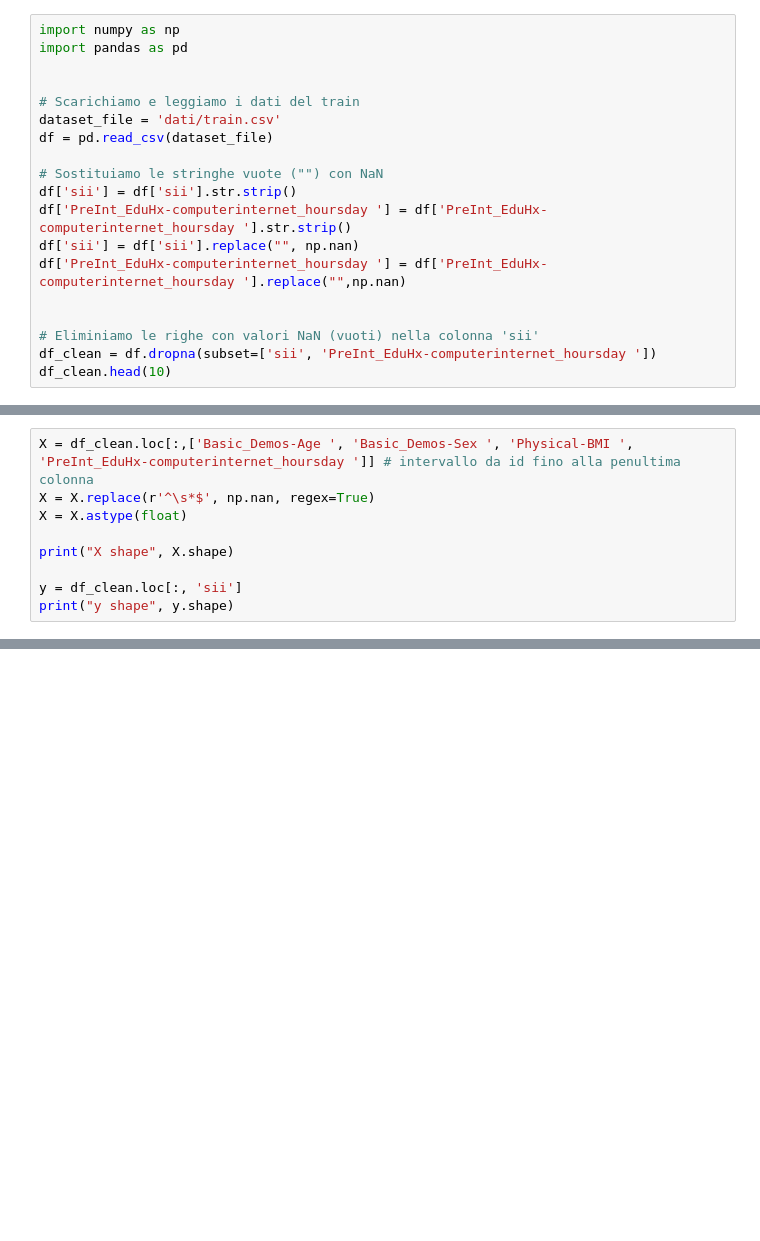
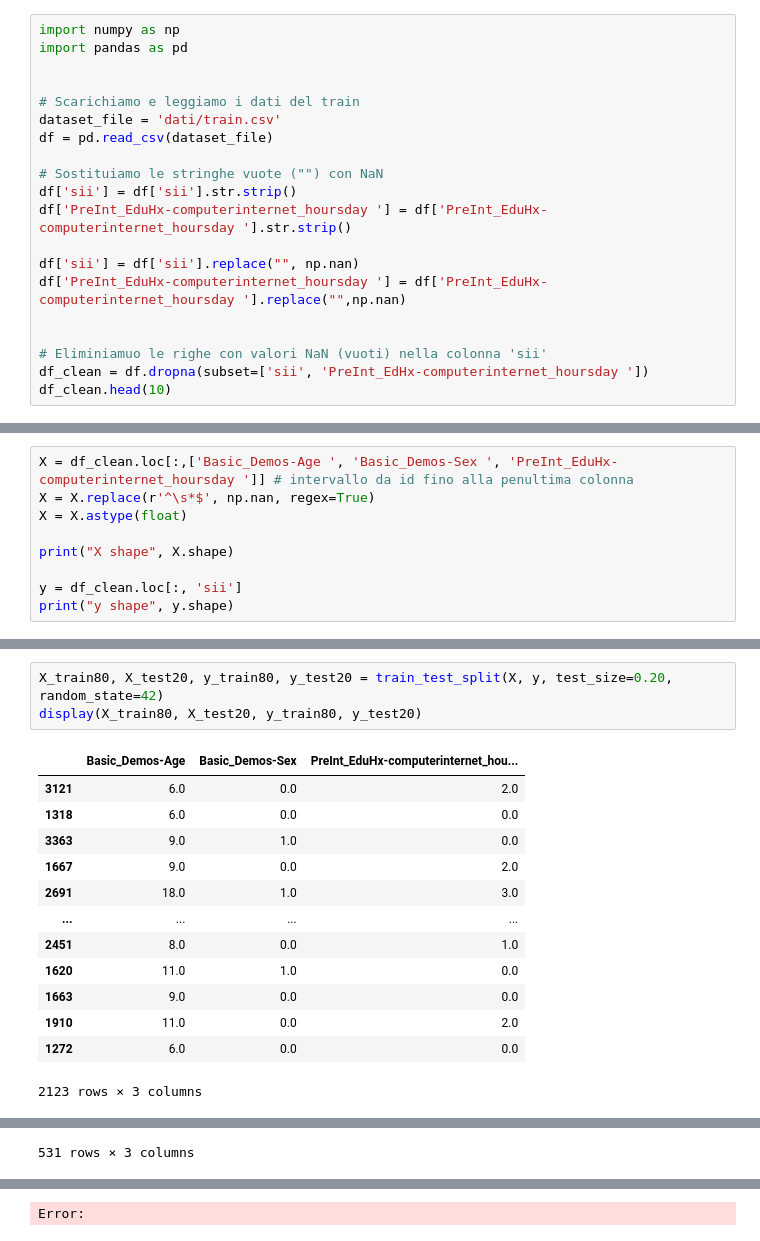
Before and after one commit to Gabri03ele/Child_Mind_Institute, a Jupyter notebook: main.ipynb, the cells around one changed output, grey strips where cells are left out. Saved outputs shown, nothing was run; the diff lists cells and outputs as text; blank space fills up the shorter version.

Commit message:
Fatto split Co-authored-by: Nicolò Scantamburlo <nicolosb67@gmail.com>

```diff
--- a/main.ipynb
+++ b/main.ipynb
@@ -10,11 +10,12 @@ df = pd.read_csv(dataset_file)
 # Sostituiamo le stringhe vuote ("") con NaN
 df['sii'] = df['sii'].str.strip()
 df['PreInt_EduHx-computerinternet_hoursday '] = df['PreInt_EduHx-computerinternet_hoursday '].str.strip()
+
 df['sii'] = df['sii'].replace("", np.nan)
 df['PreInt_EduHx-computerinternet_hoursday '] = df['PreInt_EduHx-computerinternet_hoursday '].replace("",np.nan)
 
 
-# Eliminiamo le righe con valori NaN (vuoti) nella colonna 'sii'
-df_clean = df.dropna(subset=['sii', 'PreInt_EduHx-computerinternet_hoursday '])
+# Eliminiamuo le righe con valori NaN (vuoti) nella colonna 'sii'
+df_clean = df.dropna(subset=['sii', 'PreInt_EdHx-computerinternet_hoursday '])
 df_clean.head(10)
 # %% [output]
@@ -33,5 +23,5 @@ df_clean.head(10)
 # %%
-X = df_clean.loc[:,['Basic_Demos-Age ', 'Basic_Demos-Sex ', 'Physical-BMI ', 'PreInt_EduHx-computerinternet_hoursday ']] # intervallo da id fino alla penultima colonna
+X = df_clean.loc[:,['Basic_Demos-Age ', 'Basic_Demos-Sex ', 'PreInt_EduHx-computerinternet_hoursday ']] # intervallo da id fino alla penultima colonna
 X = X.replace(r'^\s*$', np.nan, regex=True)
 X = X.astype(float)
 
@@ -44,0 +40,17 @@ y shape (2654,)
+# %%
+X_train80, X_test20, y_train80, y_test20 = train_test_split(X, y, test_size=0.20, random_state=42)
+display(X_train80, X_test20, y_train80, y_test20)
+# %% [output]
+|  | Basic_Demos-Age | Basic_Demos-Sex | PreInt_EduHx-computerinternet_hou... |
+| 3121 | 6.0 | 0.0 | 2.0 |
+| 1318 | 6.0 | 0.0 | 0.0 |
+| 3363 | 9.0 | 1.0 | 0.0 |
+| 1667 | 9.0 | 0.0 | 2.0 |
+| 2691 | 18.0 | 1.0 | 3.0 |
+| ... | ... | ... | ... |
+| 2451 | 8.0 | 0.0 | 1.0 |
+| 1620 | 11.0 | 1.0 | 0.0 |
+| 1663 | 9.0 | 0.0 | 0.0 |
+| 1910 | 11.0 | 0.0 | 2.0 |
+| 1272 | 6.0 | 0.0 | 0.0 |
+2123 rows × 3 columns
@@ -44,0 +69 @@ y shape (2654,)
+531 rows × 3 columns
@@ -44,0 +94 @@ y shape (2654,)
+Error:
```
Also changed, not shown: parts of 7 cells of this notebook.
